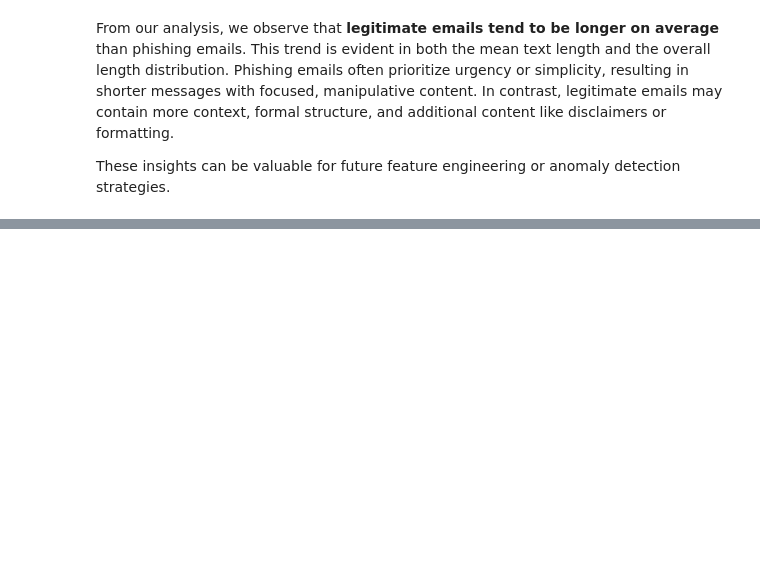
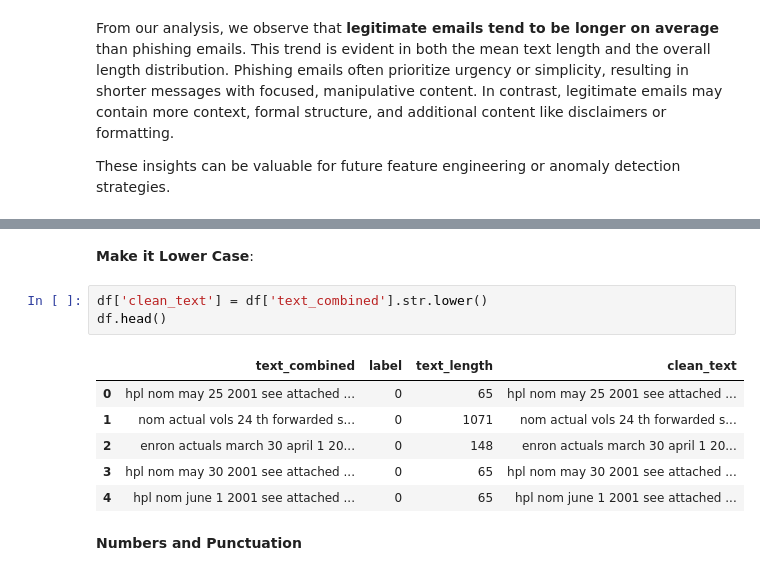
Before and after one commit to otuemre/EmailPhishingDetection, a Jupyter notebook: notebooks/01_training.ipynb, the cells around one changed output, grey strips where cells are left out. Cells and saved outputs as stored; diff of their text form; blank space fills up the shorter version.

Commit message:
Finish Text Preprocessing section

```diff
--- a/notebooks/01_training.ipynb
+++ b/notebooks/01_training.ipynb
@@ -158,0 +165,14 @@ These insights can be valuable for future feature engineering or anomaly detecti
+# %% [markdown]
+**Make it Lower Case**:
+# %%
+df['clean_text'] = df['text_combined'].str.lower()
+df.head()
+# %% [output]
+|  | text_combined | label | text_length | clean_text |
+| 0 | hpl nom may 25 2001 see attached ... | 0 | 65 | hpl nom may 25 2001 see attached ... |
+| 1 | nom actual vols 24 th forwarded s... | 0 | 1071 | nom actual vols 24 th forwarded s... |
+| 2 | enron actuals march 30 april 1 20... | 0 | 148 | enron actuals march 30 april 1 20... |
+| 3 | hpl nom may 30 2001 see attached ... | 0 | 65 | hpl nom may 30 2001 see attached ... |
+| 4 | hpl nom june 1 2001 see attached ... | 0 | 65 | hpl nom june 1 2001 see attached ... |
+# %% [markdown]
+**Numbers and Punctuation**
```
Also changed, not shown: parts of 12 cells of this notebook.
